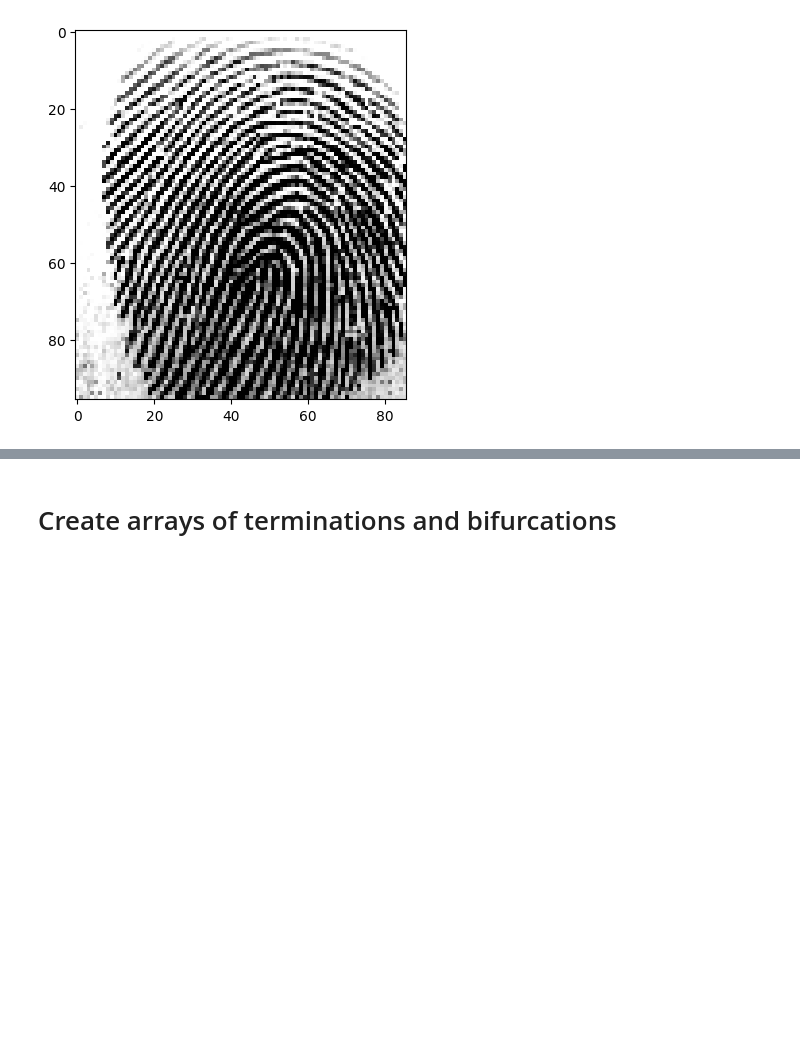
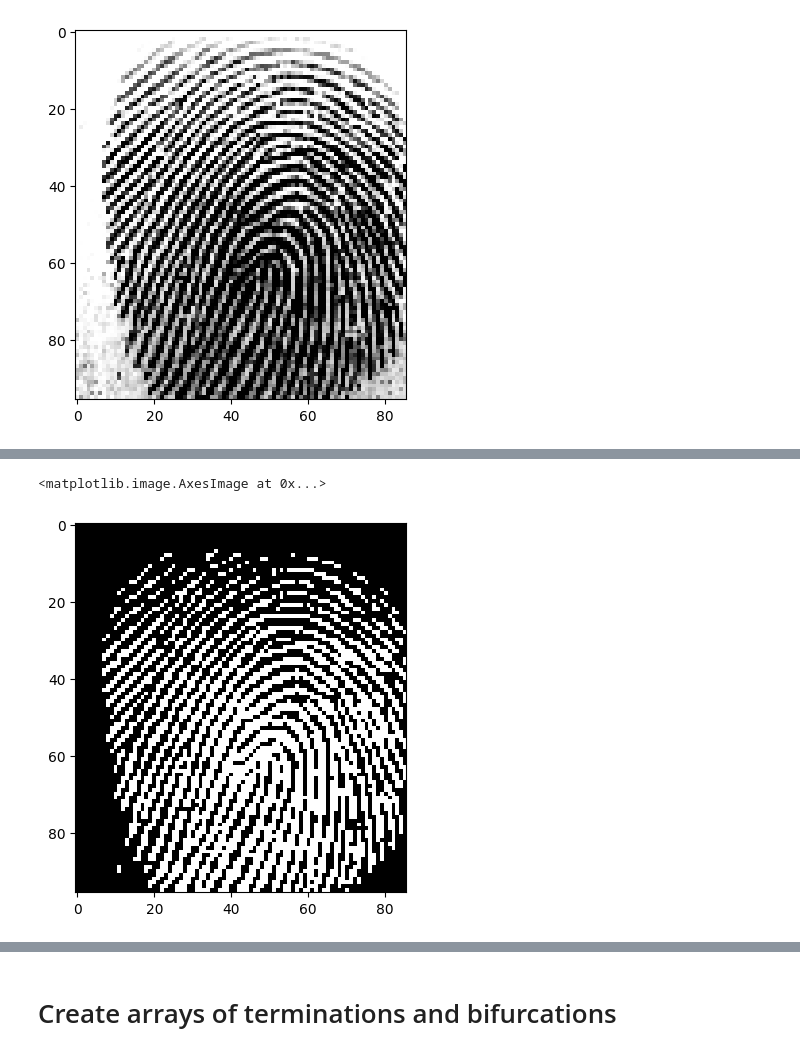
Before and after one commit to Kludi99/Fingerprints, a Jupyter notebook: MinutiaesRecognition.ipynb, the cells around one changed output, grey strips where cells are left out. Cells and saved outputs as stored; diff of their text form; code cells hidden in the pictures; blank space fills up the shorter version.

```diff
--- a/MinutiaesRecognition.ipynb
+++ b/MinutiaesRecognition.ipynb
@@ -186,2 +55,11 @@ plt.imshow(im_bin_c_rev)
+# %%
+# Binarized image 0-255 to binary image 0-1
+th_inv = np.invert(th)
+bin_img = np.array(th_inv/th_inv.max(),dtype=np.uint8)
+
+plt.imshow(th_inv, cmap='gray')
+# %% [output]
+<matplotlib.image.AxesImage at 0x...>
+[figure, added]
 # %%
 from skimage.morphology import skeletonize
```
Also changed, not shown: parts of 25 cells of this notebook, 1 other file.
